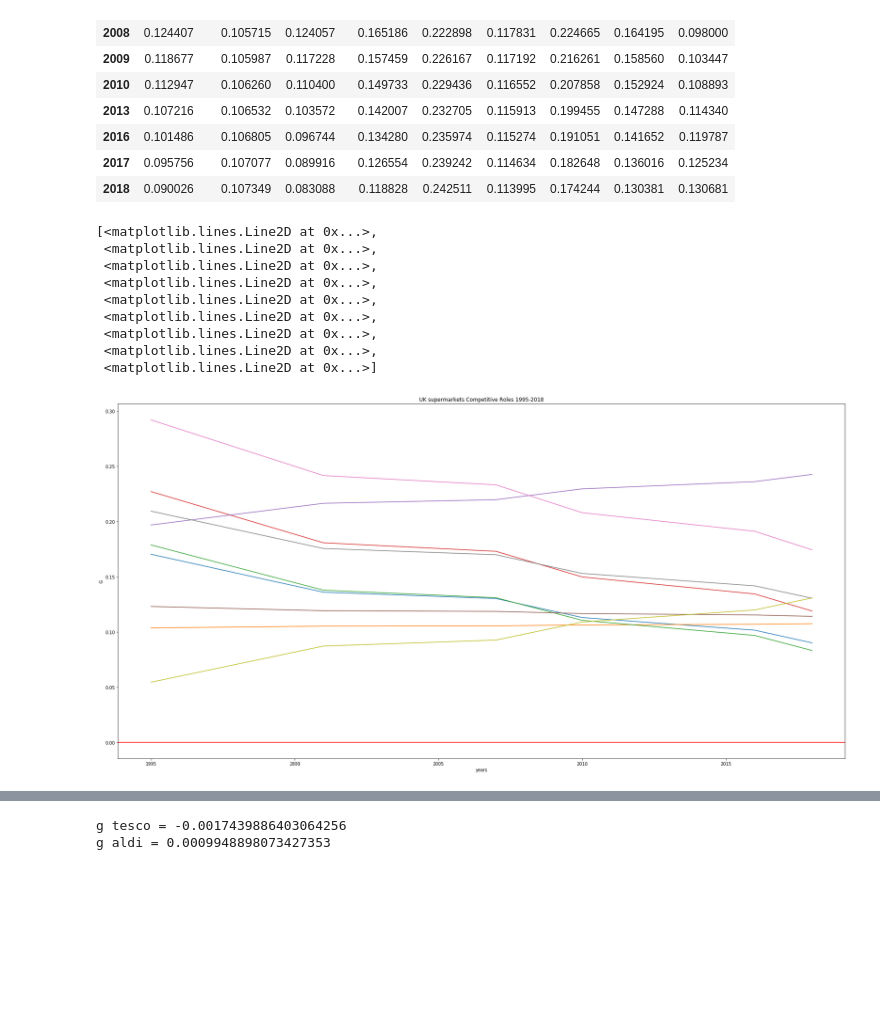
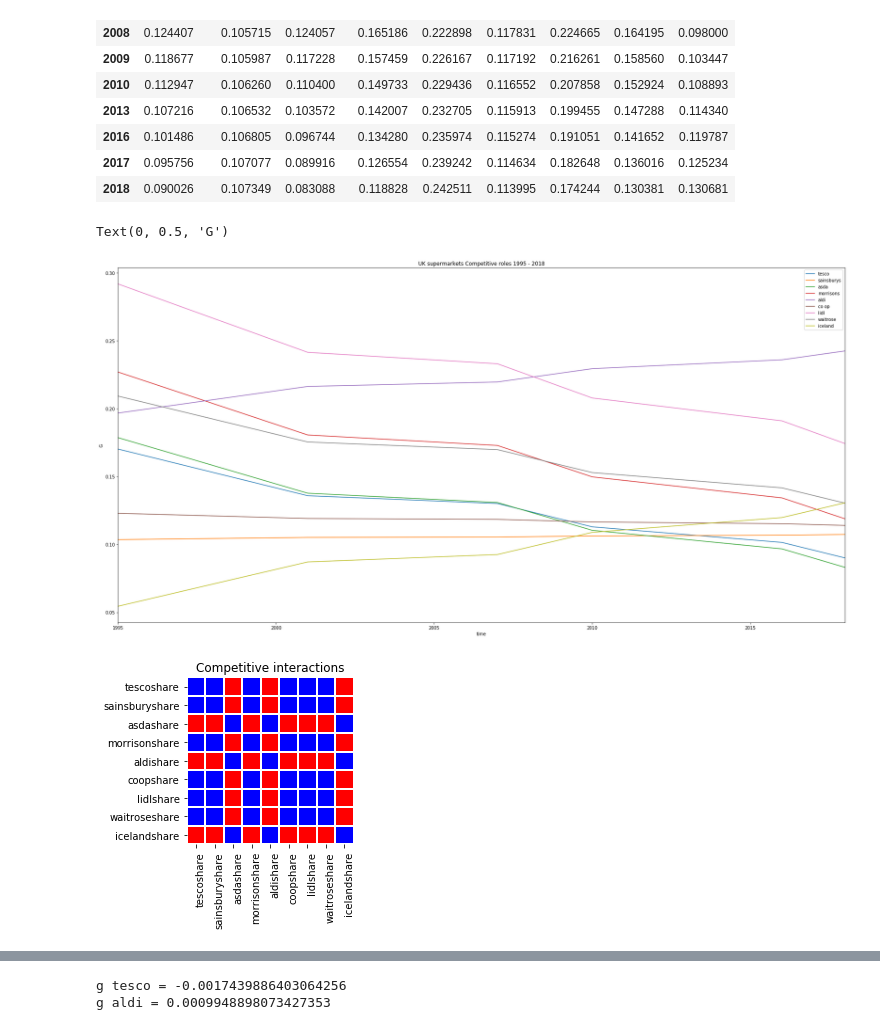
Before and after one commit to davidsdatascience/marketshare, a Jupyter notebook: marketsharedynamics-Copy2.ipynb, the cells around one changed output, grey strips where cells are left out. Saved outputs shown, nothing was run; the diff lists cells and outputs as text; code cells hidden in the pictures; blank space fills up the shorter version.

```diff
--- a/marketsharedynamics-Copy2.ipynb
+++ b/marketsharedynamics-Copy2.ipynb
@@ -711,23 +719,11 @@ Gdf
 | 2017 | 0.095756 | 0.107077 | 0.089916 | 0.126554 | 0.239242 | 0.114634 | 0.182648 | 0.136016 | 0.125234 |
 | 2018 | 0.090026 | 0.107349 | 0.083088 | 0.118828 | 0.242511 | 0.113995 | 0.174244 | 0.130381 | 0.130681 |
 # %%
-plt.figure(figsize=(30,15))
-plt.axhline(y=0.0, color='r', linestyle='-')
-plt.title('UK supermarkets Competitive Roles 1995-2018')
-plt.xlabel('years')
+Gdf.plot(figsize=(30,15), title='UK supermarkets Competitive roles 1995 - 2018')
 plt.ylabel('G')
-plt.plot(Gdf)
 # %% [output]
-[<matplotlib.lines.Line2D at 0x...>,
- <matplotlib.lines.Line2D at 0x...>,
- <matplotlib.lines.Line2D at 0x...>,
- <matplotlib.lines.Line2D at 0x...>,
- <matplotlib.lines.Line2D at 0x...>,
- <matplotlib.lines.Line2D at 0x...>,
- <matplotlib.lines.Line2D at 0x...>,
- <matplotlib.lines.Line2D at 0x...>,
- <matplotlib.lines.Line2D at 0x...>]
+Text(0, 0.5, 'G')
-[figure, old version]
+[figure, new version]
 # %%
 #numpy.sign(data)
 #construct interaction matrix
@@ -758,3 +754,39 @@ community_matrix=np.asmatrix(community)
 
 #plt.imshow(community_matrix, interpolation='nearest')
 #plt.show()
+# %%
+stores=list(sharesonlydf)
+
+fig, ax = plt.subplots()
+cmap = mpl.colors.ListedColormap(['r', 'b'])
+im = ax.imshow(community_matrix, cmap=cmap)
+
+# We want to show all ticks...
+ax.set_xticks(np.arange(len(stores)))
+ax.set_yticks(np.arange(len(stores)))
+# ... and label them with the respective list entries
+ax.set_xticklabels(stores)
+ax.set_yticklabels(stores)
+
+# Rotate the tick labels and set their alignment.
+plt.setp(ax.get_xticklabels(), rotation=90, ha="right",
+         rotation_mode="anchor")
+
+# Loop over data dimensions and create text annotations.
+#for i in range(len(stores)):
+    #for j in range(len(stores)):
+        #text = ax.text(j, i, community_matrix[i, j],
+                       #ha="center", va="center", color="w")
+
+ax.set_title("Competitive interactions")
+fig.tight_layout()
+# Turn spines off and create white grid.
+for edge, spine in ax.spines.items():
+    spine.set_visible(False)
+    ax.set_xticks(np.arange(community_matrix.shape[1]+1)-.5, minor=True)
+    ax.set_yticks(np.arange(community_matrix.shape[0]+1)-.5, minor=True)
+    ax.tick_params(which="minor", bottom=False, left=False)
+    ax.grid(which="minor", color="w", linestyle='-', linewidth=2.0)
+plt.show()
+# %% [output]
+[figure, added]
```
Also changed, not shown: parts of 31 cells of this notebook.
